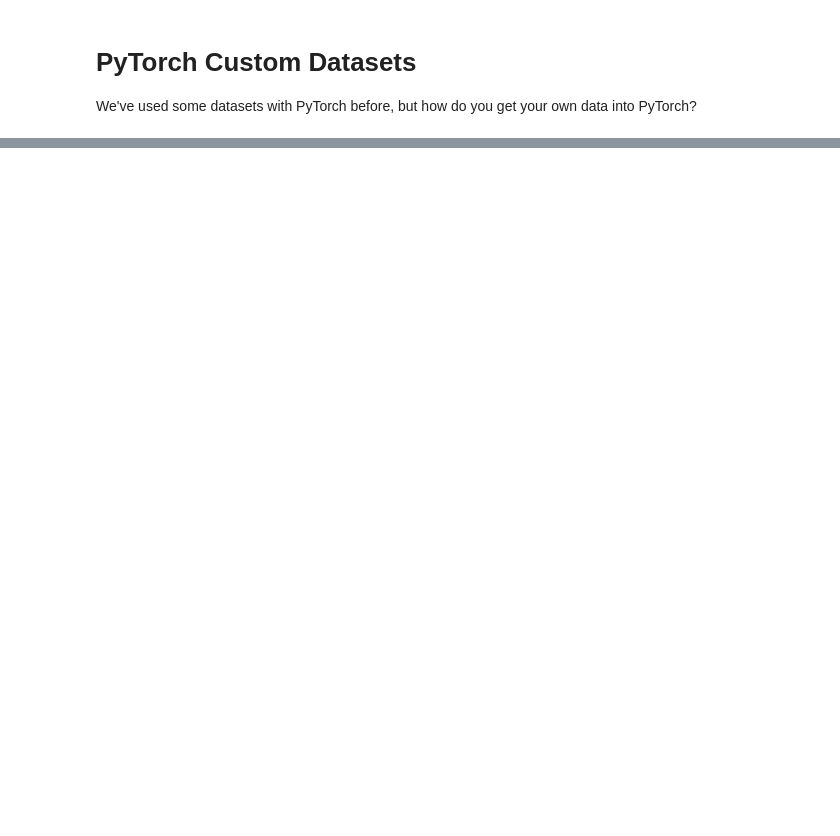
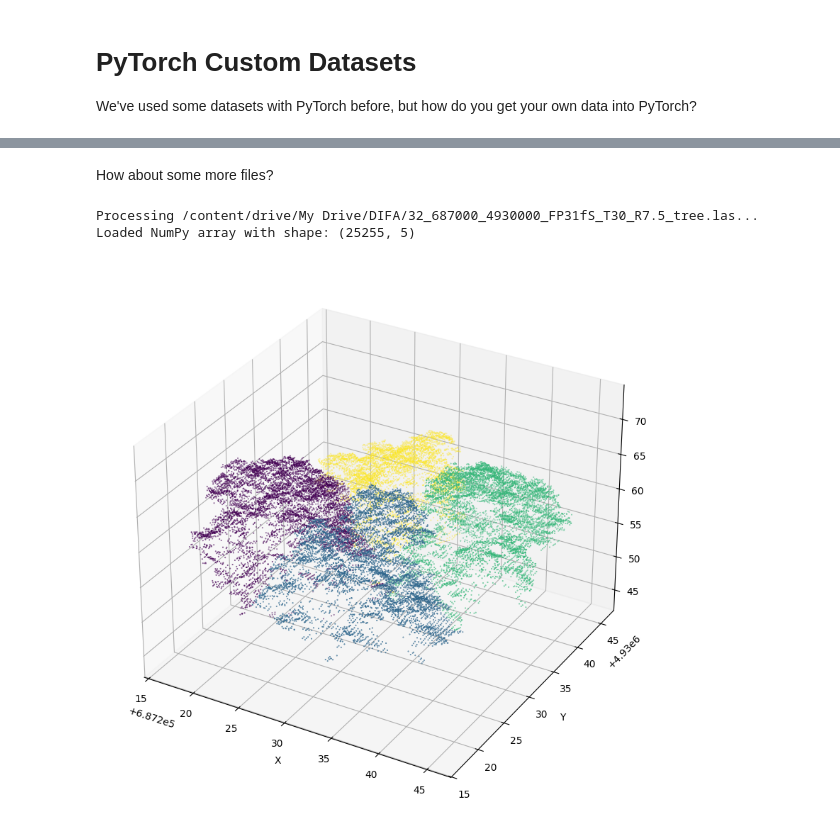
Before and after one commit to MatteoFalcioni/PyTorch_basics, a Jupyter notebook: 07_custom_datasets.ipynb, the cells around one changed output, grey strips where cells are left out. Cells and saved outputs as stored; diff of their text form; code cells hidden in the pictures; blank space fills up the shorter version.

```diff
--- a/07_custom_datasets.ipynb
+++ b/07_custom_datasets.ipynb
@@ -21,0 +169,12 @@ Drive already mounted at /content/drive; to attempt to forcibly remount, call dr
+# %% [markdown]
+How about some more files?
+# %%
+las_file_path2 = '/content/drive/My Drive/DIFA/32_687000_4930000_FP31fS_T30_R7.5_tree.las'
+
+np_points2, feature_names2 = read_las_file_to_numpy(las_file_path2, features_to_extract=features_to_extract)
+
+plot_point_cloud_scaled(np_points2)
+# %% [output]
+Processing /content/drive/My Drive/DIFA/32_687000_4930000_FP31fS_T30_R7.5_tree.las...
+Loaded NumPy array with shape: (25255, 5)
+[figure, added]
```
Also changed, not shown: parts of 15 cells of this notebook.
